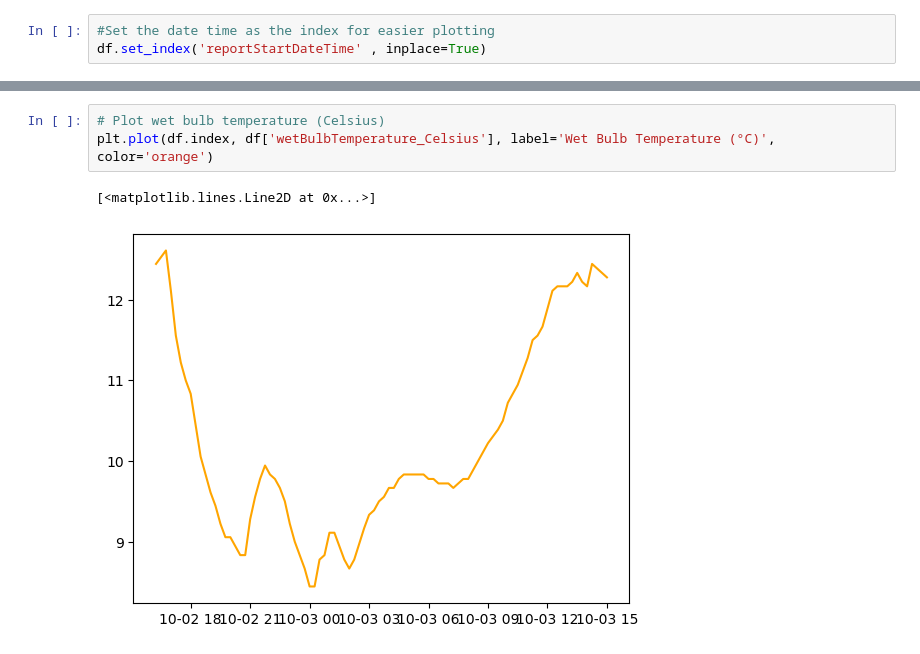
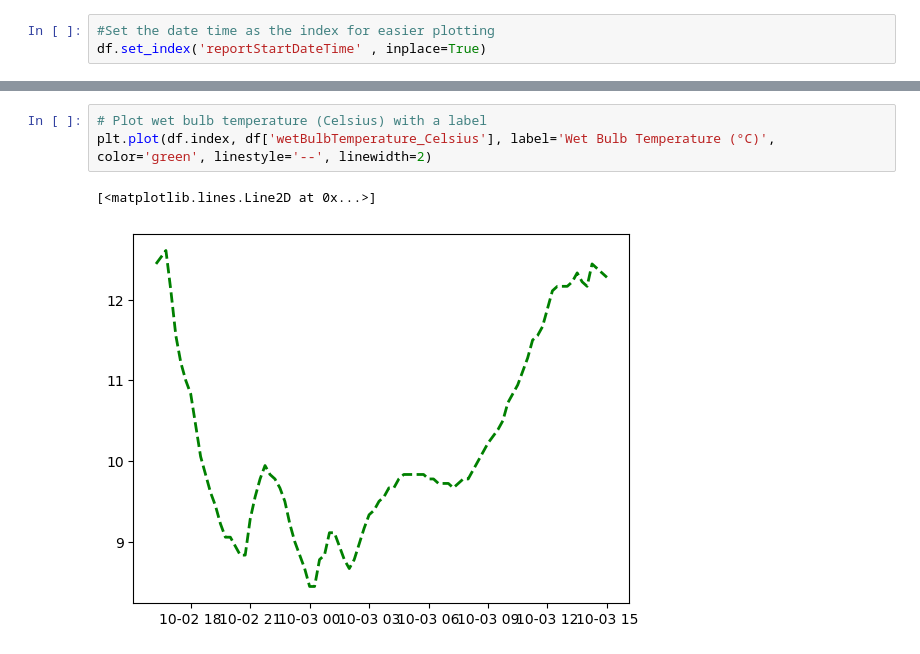
Before and after one commit to h2ohugol/PFDA-assignments, a Jupyter notebook: assignment2-weather.ipynb, the cells around one changed output, grey strips where cells are left out. Saved outputs shown, nothing was run; the diff lists cells and outputs as text.

Commit message:
2 plots

```diff
--- a/assignment2-weather.ipynb
+++ b/assignment2-weather.ipynb
@@ -139,8 +139,8 @@ plt.plot(df.index, df['dryBulbTemperature_Celsius'], label='Dry Bulb Temperature
 [<matplotlib.lines.Line2D at 0x...>]
 [figure]
 # %%
-# Plot wet bulb temperature (Celsius)
-plt.plot(df.index, df['wetBulbTemperature_Celsius'], label='Wet Bulb Temperature (°C)', color='orange')
+# Plot wet bulb temperature (Celsius) with a label
+plt.plot(df.index, df['wetBulbTemperature_Celsius'], label='Wet Bulb Temperature (°C)', color='green', linestyle='--', linewidth=2)
 # %% [output]
 [<matplotlib.lines.Line2D at 0x...>]
-[figure, old version]
+[figure, new version]
```
Also changed, not shown: parts of 5 cells of this notebook.
